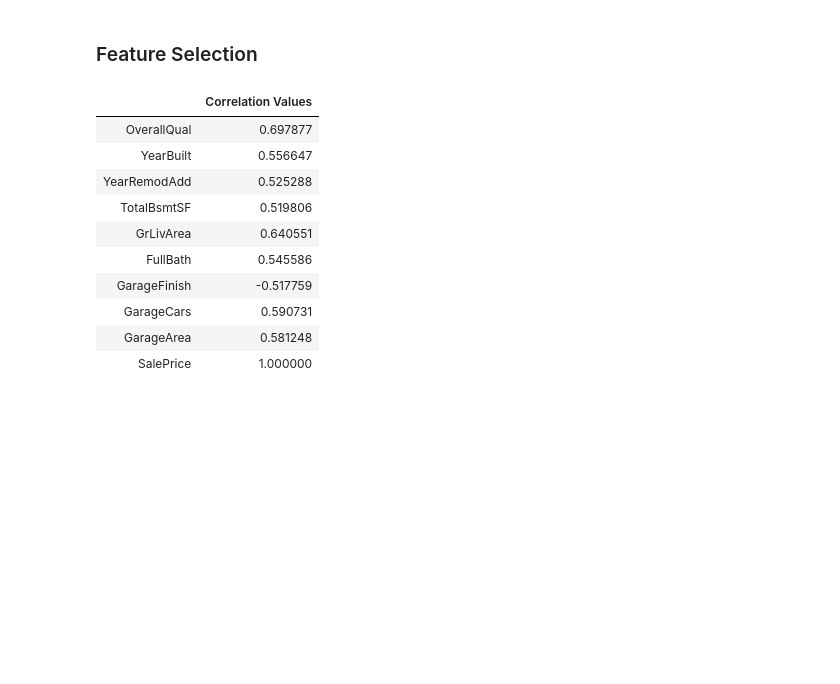
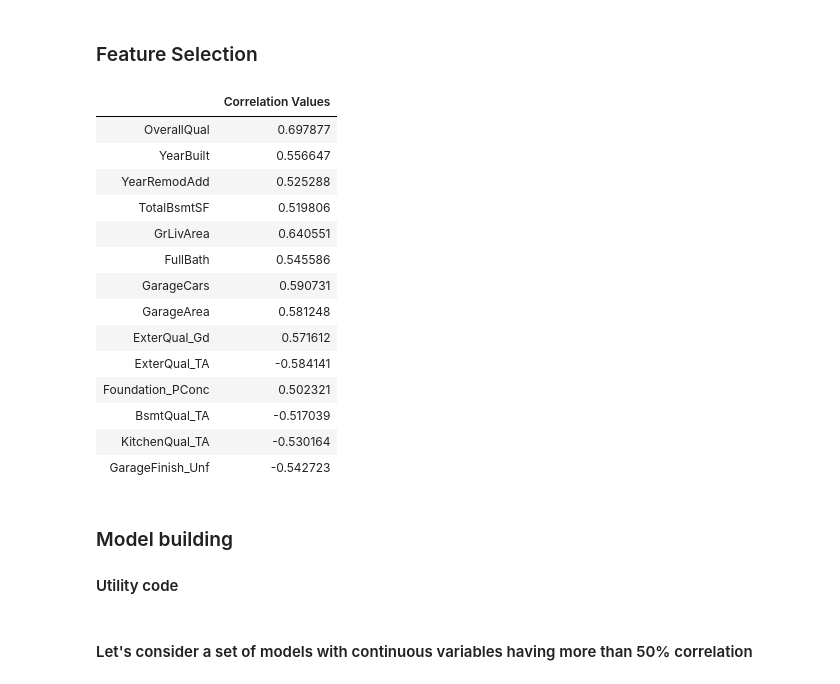
Before and after one commit to spk104/spklearn-ml, a Jupyter notebook: Practice_02.ipynb, the cells around one changed output. Drawn from its saved outputs; the diff is of its cells as text; code cells hidden in the pictures; blank space fills up the shorter version.

```diff
--- a/Practice_02.ipynb
+++ b/Practice_02.ipynb
@@ -157,4 +207,12 @@ Index([], dtype='object')
+# %%
+### Some dummy variables got missed in test data set
+test_cols = test_df.columns.values
+missing = []
+for i in train_df.columns:
+    if i == 'SalePrice':
+        continue
+
+    if i not in test_cols:
+        test_df[i] = np.zeros(test_df.shape[0])
 # %%
-train_df = LabelEncoder.encode(train_df,categorical_columns_train)
+#train_df,test_df = LabelEncoder.encode_train_test(train_df,test_df,categorical_columns_train)
-# %%
-test_df = LabelEncoder.encode(test_df,categorical_columns_test)
@@ -202,0 +293,3 @@ max      12.000000  2010.000000     8.000000       5.000000
+# %%
+skip_columns = ['Id','SalePrice']
+train_df,test_df = ScalarUtil.standard_scalar_train_test(train_df,test_df,numerical_columns_train,skip_columns)
@@ -299,17 +439,25 @@ plt.tight_layout()
 # %% [markdown]
 ### Feature Selection
 # %%
-selected_features = FeatureSelectionUtil.correlated_features(train_df,target_variable,.50)
+threshold = .50
+selected_features = FeatureSelectionUtil.correlated_features(train_df,target_variable,threshold)
 selected_features
 # %% [output]
 |  | Correlation Values |
 | OverallQual | 0.697877 |
 | YearBuilt | 0.556647 |
 | YearRemodAdd | 0.525288 |
 | TotalBsmtSF | 0.519806 |
 | GrLivArea | 0.640551 |
 | FullBath | 0.545586 |
-| GarageFinish | -0.517759 |
 | GarageCars | 0.590731 |
 | GarageArea | 0.581248 |
-| SalePrice | 1.000000 |
+| ExterQual_Gd | 0.571612 |
+| ExterQual_TA | -0.584141 |
+| Foundation_PConc | 0.502321 |
+| BsmtQual_TA | -0.517039 |
+| KitchenQual_TA | -0.530164 |
+| GarageFinish_Unf | -0.542723 |
+# %% [markdown]
+### Model building
+#### Utility code
@@ -315,0 +489,2 @@ selected_features
+# %% [markdown]
+#### Let's consider a set of models with continuous variables having more than 50% correlation
```
Also changed, not shown: parts of 73 cells of this notebook, 8 other files.
